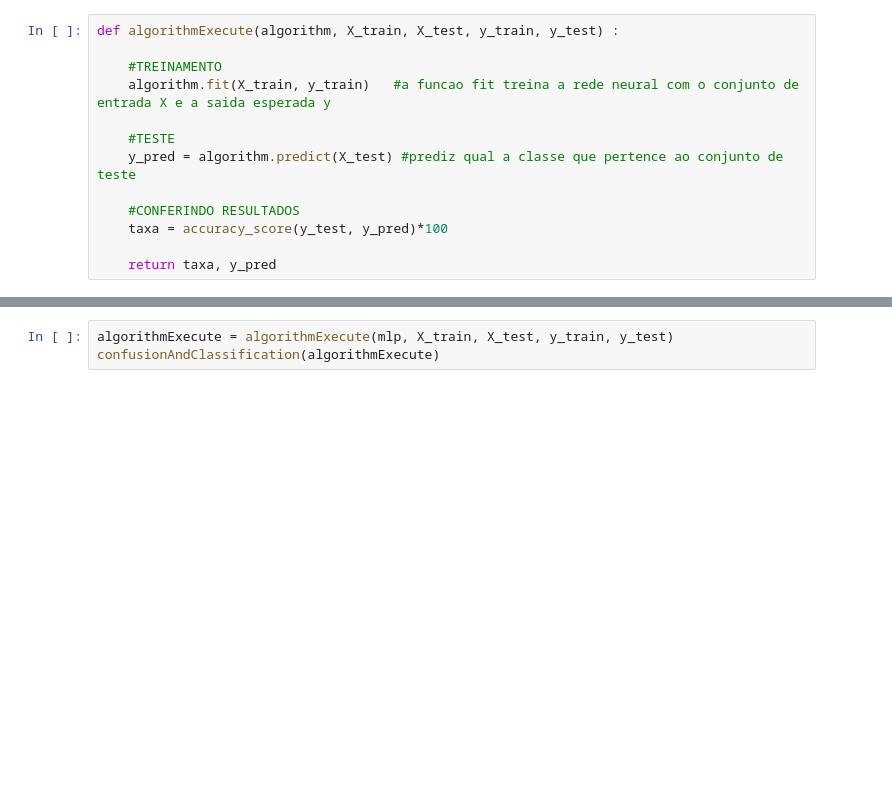
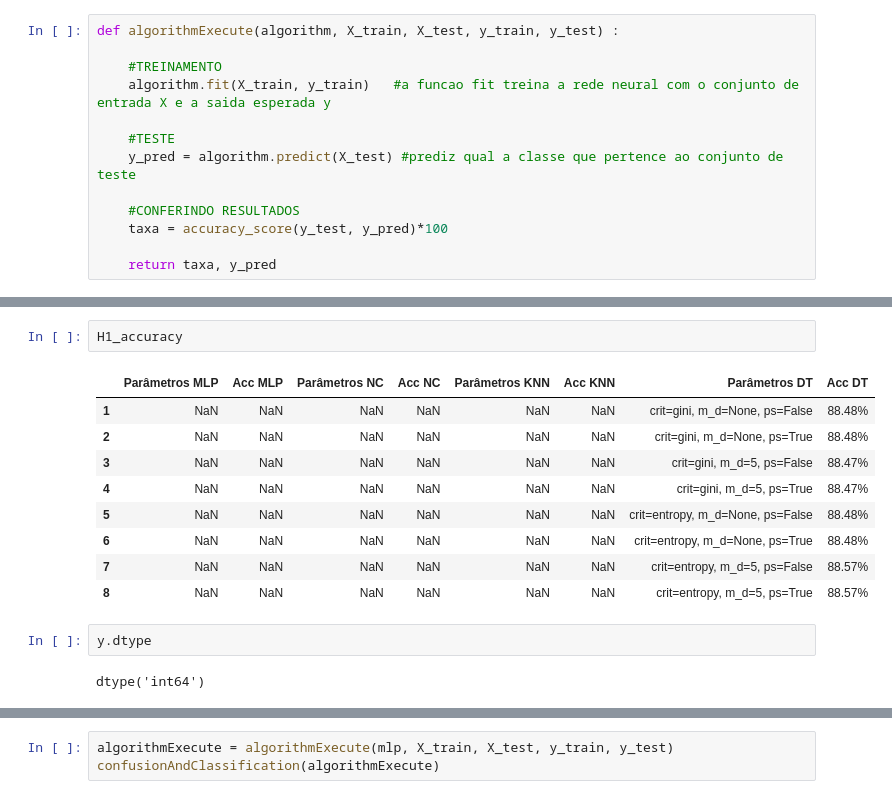
Before and after one commit to VanessaVieiraVV/project-datascience, a Jupyter notebook: BankMarketing-EntregaFinal.ipynb, the cells around one changed output, grey strips where cells are left out. Drawn from its saved outputs; the diff is of its cells as text; blank space fills up the shorter version.

```diff
--- a/BankMarketing-EntregaFinal.ipynb
+++ b/BankMarketing-EntregaFinal.ipynb
@@ -618,0 +767,16 @@ UnboundLocalError: local variable 'algorithmExecute' referenced before assignmen
+# %%
+H1_accuracy
+# %% [output]
+|  | Parâmetros MLP | Acc MLP | Parâmetros NC | Acc NC | Parâmetros KNN | Acc KNN | Parâmetros DT | Acc DT |
+| 1 | NaN | NaN | NaN | NaN | NaN | NaN | crit=gini, m_d=None, ps=False | 88.48% |
+| 2 | NaN | NaN | NaN | NaN | NaN | NaN | crit=gini, m_d=None, ps=True | 88.48% |
+| 3 | NaN | NaN | NaN | NaN | NaN | NaN | crit=gini, m_d=5, ps=False | 88.47% |
+| 4 | NaN | NaN | NaN | NaN | NaN | NaN | crit=gini, m_d=5, ps=True | 88.47% |
+| 5 | NaN | NaN | NaN | NaN | NaN | NaN | crit=entropy, m_d=None, ps=False | 88.48% |
+| 6 | NaN | NaN | NaN | NaN | NaN | NaN | crit=entropy, m_d=None, ps=True | 88.48% |
+| 7 | NaN | NaN | NaN | NaN | NaN | NaN | crit=entropy, m_d=5, ps=False | 88.57% |
+| 8 | NaN | NaN | NaN | NaN | NaN | NaN | crit=entropy, m_d=5, ps=True | 88.57% |
+# %%
+y.dtype
+# %% [output]
+dtype('int64')
```
Also changed, not shown: parts of 37 cells of this notebook.
